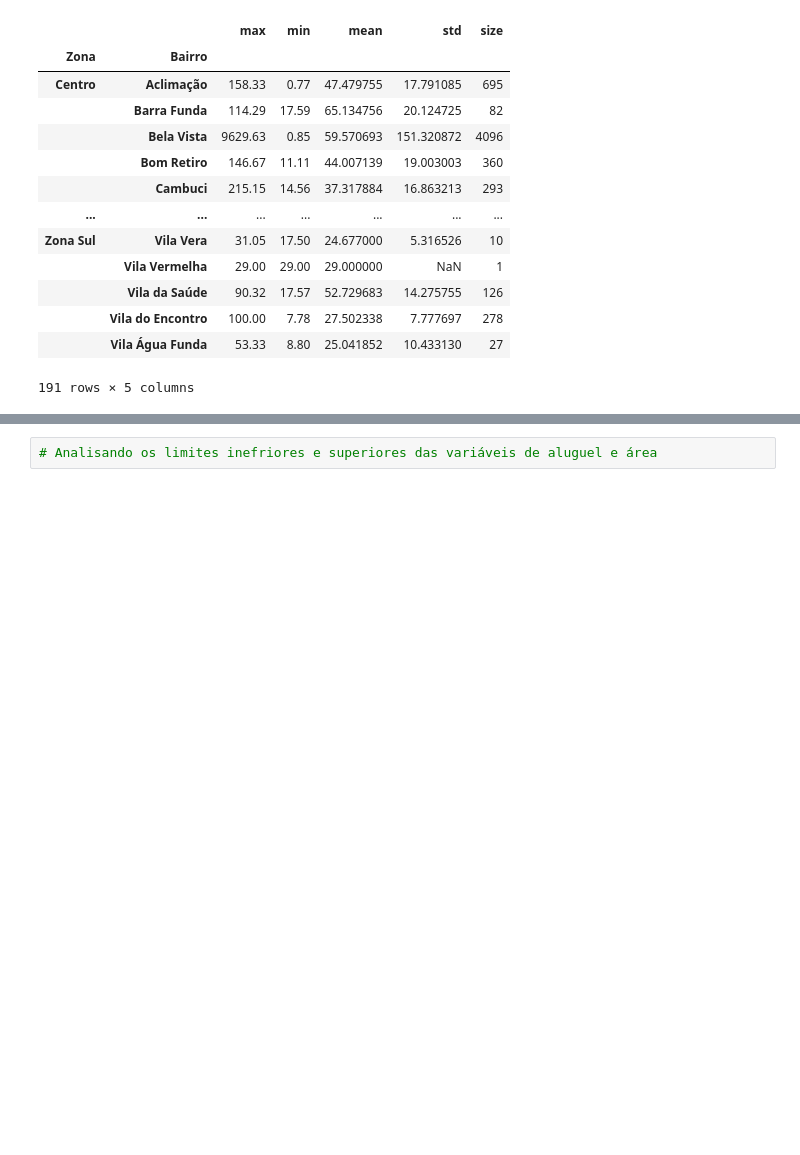
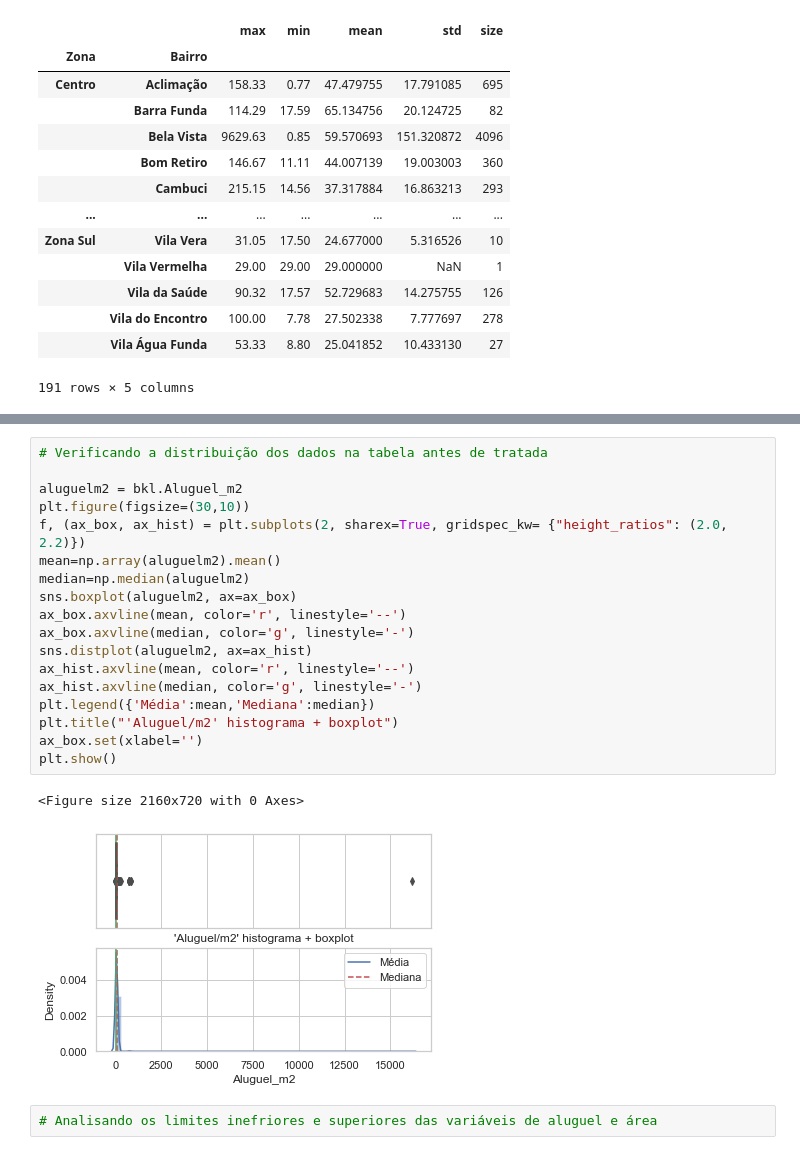
Before and after one commit to sasomedina/housi_rent_sp, a Jupyter notebook: Studio_Brooklin.ipynb, the cells around one changed output, grey strips where cells are left out. Saved outputs shown, nothing was run; the diff lists cells and outputs as text; blank space fills up the shorter version.

```diff
--- a/Studio_Brooklin.ipynb
+++ b/Studio_Brooklin.ipynb
@@ -114,5 +138,26 @@ min          4.260000
 max      16190.480000
 Name: Aluguel_m2, dtype: float64
+# %%
+# Verificando a distribuição dos dados na tabela antes de tratada
+
+aluguelm2 = bkl.Aluguel_m2
+plt.figure(figsize=(30,10))
+f, (ax_box, ax_hist) = plt.subplots(2, sharex=True, gridspec_kw= {"height_ratios": (2.0, 2.2)})
+mean=np.array(aluguelm2).mean()
+median=np.median(aluguelm2)
+sns.boxplot(aluguelm2, ax=ax_box)
+ax_box.axvline(mean, color='r', linestyle='--')
+ax_box.axvline(median, color='g', linestyle='-')
+sns.distplot(aluguelm2, ax=ax_hist)
+ax_hist.axvline(mean, color='r', linestyle='--')
+ax_hist.axvline(median, color='g', linestyle='-')
+plt.legend({'Média':mean,'Mediana':median})
+plt.title("'Aluguel/m2' histograma + boxplot")
+ax_box.set(xlabel='')
+plt.show()
+# %% [output]
+<Figure size 2160x720 with 0 Axes>
+[figure, added]
 # %%
 # Analisando os limites inefriores e superiores das variáveis de aluguel e área
 # %%
```
Also changed, not shown: parts of 23 cells of this notebook, 3 other files.
